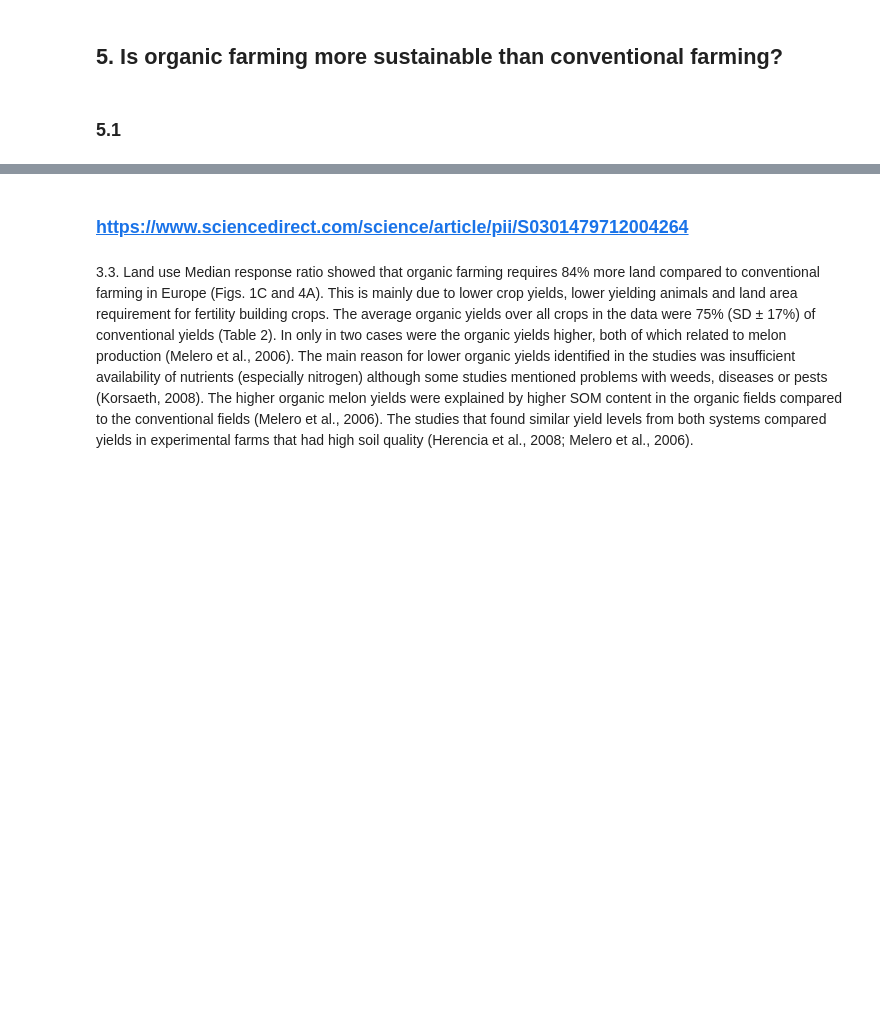
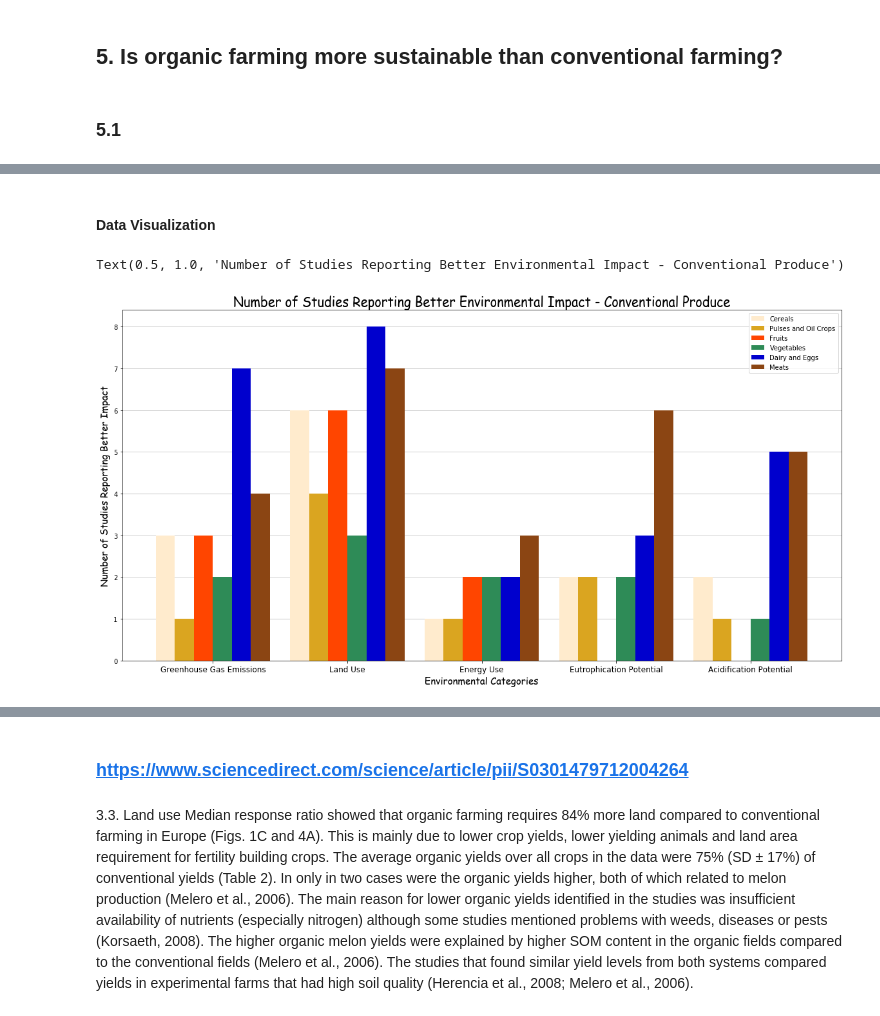
Before and after one commit to alswilli/CMPS-184-Final-Project, a Jupyter notebook: Is Organic Food worth it.ipynb, the cells around one changed output, grey strips where cells are left out. Drawn from its saved outputs; the diff is of its cells as text; code cells hidden in the pictures; blank space fills up the shorter version.

```diff
--- a/Is Organic Food worth it.ipynb
+++ b/Is Organic Food worth it.ipynb
@@ -917,7 +917,7 @@ We first examine the prices of oranic and conventional produce for 8 different U
 We start by creating a path to the excel sheet (converted from PDF and cleaned for misaligned rows during conversion). Then, we open am xlrs workbook for the file and access the first sheet.
 # %%
 # Imports the xlsx file and verifies it is the correct data with title and number of sheets
-path_to_milk_data = os.path.join('Data', '6', 'PricesConsumer', 'Cost of Organic Food - Consumer Reports.xlsx')
+path_to_milk_data = os.path.join('Data', '4', 'PricesConsumer', 'Cost of Organic Food - Consumer Reports.xlsx')
 
 workbook = xlrd.open_workbook(path_to_milk_data)
 sheet = workbook.sheets()[0]
@@ -1489,0 +1492,9 @@ Finishing off with graph number 3,
+# %%
+# Imports the xlsx file and verifies it is the correct data with title and number of sheets
+path_to_env_data = os.path.join('Data', '5', 'Environmental impact', 'ERL_12_6_064016_figuredata.xlsx')
+
+workbook = xlrd.open_workbook(path_to_env_data)
+sheet = workbook.sheets()[0]
+# %%
+data_rows = [sheet.row_values(r) for r in range(0,47)]
+# data_rows
@@ -1489,0 +1693,37 @@ Finishing off with graph number 3,
+# %%
+df1 = pd.DataFrame({'Cereals' : cerealsConv,
+                    'Pulses and Oil Crops' : pulsesConv,
+                    'Fruits' : fruitsConv,
+                    'Vegetables' : veggiesConv,
+                    'Dairy and Eggs' : dairyConv,
+                    'Meats' : meatsConv}, index=['Greenhouse Gas Emissions', 'Land Use',
+                                               'Energy Use', 'Eutrophication Potential', 'Acidification Potential'])
+
+df2 = pd.DataFrame({'Cereals' : cerealsOrg,
+                    'Pulses and Oil Crops' : pulsesOrg,
+                    'Fruits' : fruitsOrg,
+                    'Vegetables' : veggiesOrg,
+                    'Dairy and Eggs' : dairyOrg,
+                    'Meats' : meatsOrg}, index=['Greenhouse Gas Emissions', 'Land Use',
+                                               'Energy Use', 'Eutrophication Potential', 'Acidification Potential'])
+
+dfDiff = pd.DataFrame({'Conventional': diffConv,
+                   'Organic': diffOrg}, index=['Greenhouse Gas Emissions', 'Land Use',
+                                               'Energy Use', 'Eutrophication Potential', 'Acidification Potential'])
+
+dfDiff = dfDiff.sort_values('Conventional', ascending=False)
+# %% [markdown]
+#### Data Visualization
+# %%
+fig, ax = plt.subplots()
+df1.plot(kind='bar', ax=ax, figsize=(20, 10), width=0.85, zorder = 3, color = ["#FFEBCD", "#DAA520", "#FF4500", "#2E8B57", "#0000CD", "#8B4513"])
+ax.set_xlabel("Environmental Categories", fontname='Comic Sans MS', fontsize=15)
+ax.set_ylabel("Number of Studies Reporting Better Impact", fontname='Comic Sans MS', fontsize=15)
+ax.grid(alpha = 0.25, color = 'black', zorder = 0)
+ax.xaxis.grid(False)
+plt.xticks(fontsize = 12, rotation = 0)
+plt.xticks(fontsize = 12, rotation = 0)
+plt.title('Number of Studies Reporting Better Environmental Impact - Conventional Produce', fontname='Comic Sans MS', fontsize=20)
+# %% [output]
+Text(0.5, 1.0, 'Number of Studies Reporting Better Environmental Impact - Conventional Produce')
+[figure, added]
```
Also changed, not shown: parts of 10 cells of this notebook.
